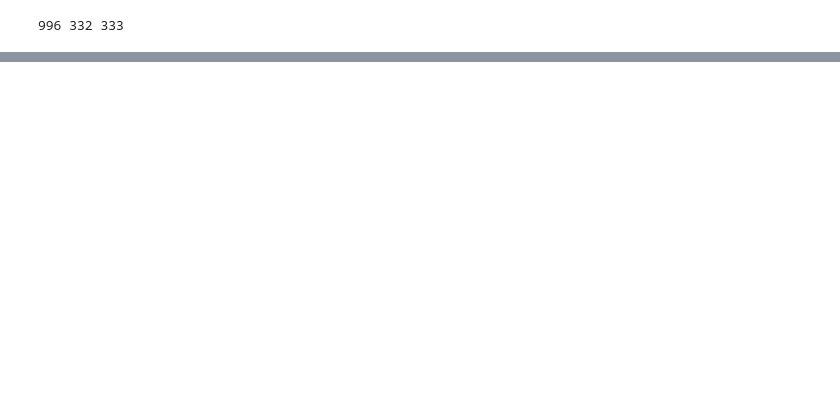
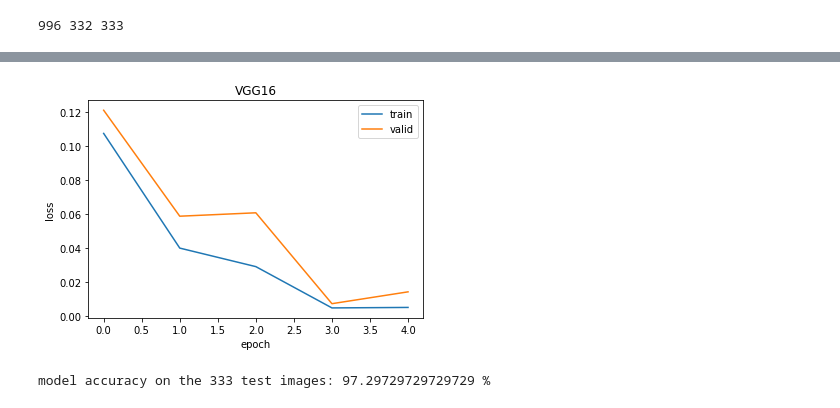
Before and after one commit to biraaj/Caltech101-Airplanes-Motorbikes-Schooners, a Jupyter notebook: caltech101.ipynb, the cells around one changed output, grey strips where cells are left out. Saved outputs shown, nothing was run; the diff lists cells and outputs as text; code cells hidden in the pictures; blank space fills up the shorter version.

```diff
--- a/caltech101.ipynb
+++ b/caltech101.ipynb
@@ -407,0 +508,2 @@ model accuracy on the 333 test images: 94.5945945945946 %
+# %%
+model3, train_loss3, valid_loss3 = train(model3,epochs,optimizer3)
@@ -407,0 +521,8 @@ model accuracy on the 333 test images: 94.5945945945946 %
+# %%
+plot_loss_graph(train_loss3,valid_loss3,"VGG16")
+# %% [output]
+[figure, added]
+# %%
+test_accuracy(model3)
+# %% [output]
+model accuracy on the 333 test images: 97.29729729729729 %
```
Also changed, not shown: parts of 29 cells of this notebook.
